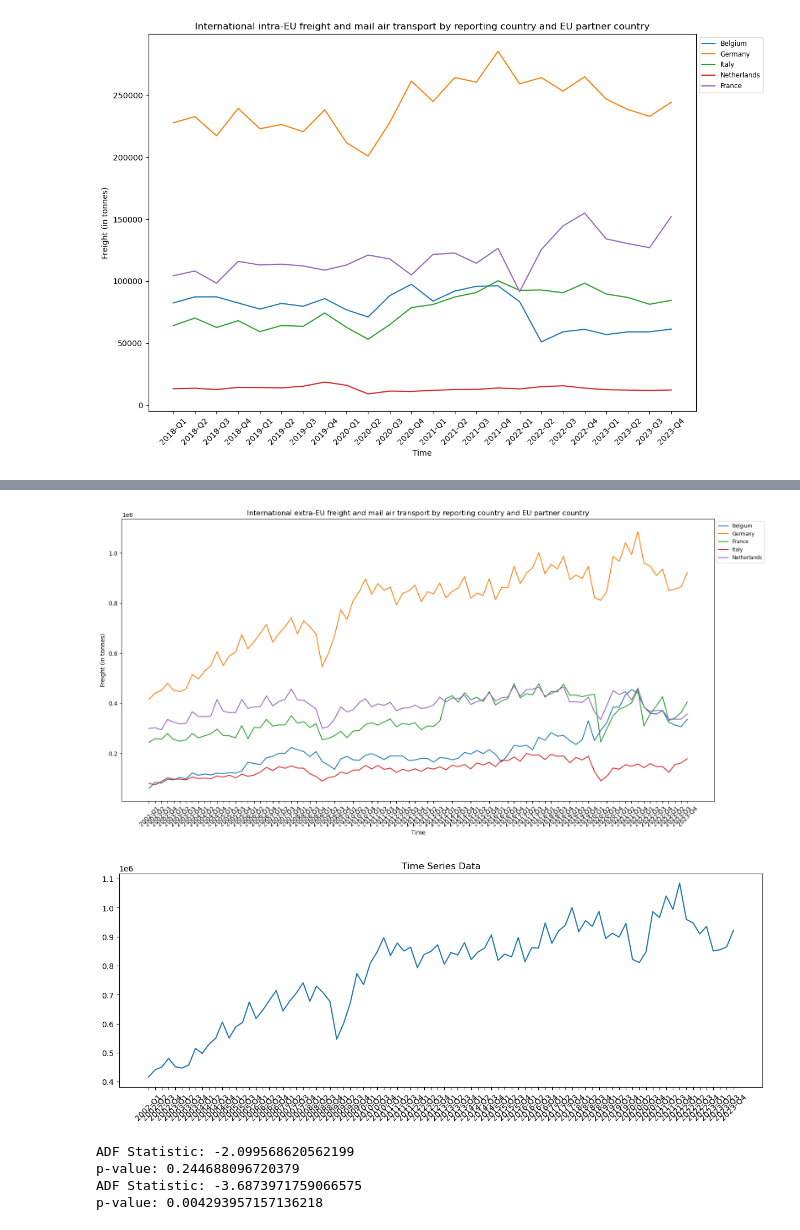
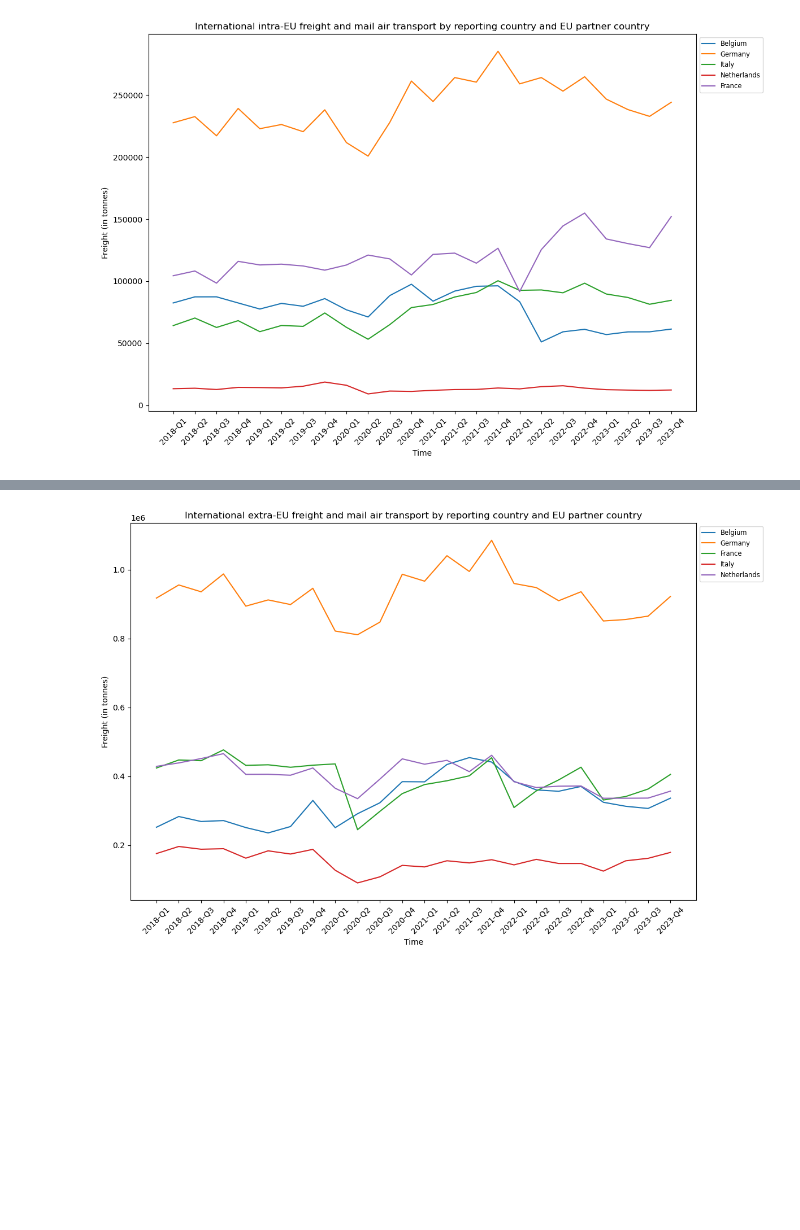
Before and after one commit to YJLinatTILTUD/TIL6022Group8, a Jupyter notebook: group assignment.ipynb, the cells around one changed output, grey strips where cells are left out. Cells and saved outputs as stored; diff of their text form; code cells hidden in the pictures; blank space fills up the shorter version.

```diff
--- a/group assignment.ipynb
+++ b/group assignment.ipynb
@@ -127,16 +127,19 @@ Index(['Belgium', 'Bulgaria', 'Czechia', 'Denmark', 'Germany', 'Estonia',
 import matplotlib.pyplot as plt
 
 
-df_actual.fillna(0, inplace=True)
-x = df_actual.columns
-y_labels = df_actual.index
+df.fillna(0, inplace=True)
+x = df.columns
+y_labels = df.index
 
 
 fig, ax = plt.subplots(figsize=(12, 8))
 
 
 for country in y_labels:
-    y_values = df_actual.loc[country].values
+    y_values = df.loc[country].values
+    for i in range(0, len(y_values)):
+        if (y_values[i] == ":"):
+            y_values[i] = 0
     ax.plot(x, y_values, label=country)
 
 
@@ -198,6 +177,9 @@ fig, ax = plt.subplots(figsize=(12, 8))
 
 for country in y_labels:
     y_values = df_intraeu.loc[country].values[0:-2]
+    for i in range(0, len(y_values)):
+        if (y_values[i] == ":"):
+            y_values[i] = 0
     ax.plot(x, y_values, label=country)
 
 
@@ -213,12 +195,12 @@ plt.show()
 # %% [output]
 [figure]
 # %%
-file_path = r"avia_goexcc_page_spreadsheet_2002_quarterly.xlsx"
+file_path = r"avia_goexcc_page_spreadsheet.xlsx"
 df_extraeu = pd.read_excel(file_path, sheet_name='Sheet 1', skiprows=9, index_col=0)
 df_extraeu.dropna(how='any', inplace=True)
 
 pd.set_option('display.max_columns', None)
 pd.set_option('display.width', None)
 
-# print(df_extraeu)
+print(df_extraeu)
 # %% [output]
@@ -226,28 +225,31 @@ Workbook contains no default style, apply openpyxl's default
 # %%
 import matplotlib.pyplot as plt
 
 
 df_extraeu.fillna(0, inplace=True)
 x = df_extraeu.columns
 y_labels = df_extraeu.index
 
 
-fig, ax = plt.subplots(figsize=(16, 8))
+fig, ax = plt.subplots(figsize=(12, 8))
 
 
 for country in y_labels:
     y_values = df_extraeu.loc[country].values
+    for i in range(0, len(y_values)):
+        if (y_values[i] == ":"):
+            y_values[i] = 0
     ax.plot(x, y_values, label=country)
 
 
 ax.set_title("International extra-EU freight and mail air transport by reporting country and EU partner country")
 ax.set_xlabel("Time")
 ax.set_ylabel("Freight (in tonnes)")
 
 
 plt.legend(loc='upper left', bbox_to_anchor=(1, 1), fontsize='small')
 plt.xticks(rotation=45)
 plt.tight_layout()
 plt.show()
 # %% [output]
-[figure, old version]
+[figure, new version]
@@ -262,28 +255,0 @@ time_series = df_extraeu.T.loc[:, 'Germany'] # Germany for example
-# %%
-plt.figure(figsize=(15, 5))
-plt.plot(time_series)
-plt.title('Time Series Data')
-plt.xticks(rotation=45)
-plt.show()
-# %% [output]
-[figure, removed]
-# %%
-# ADF Test to Check for model assumption: Stationarity
-from statsmodels.tsa.stattools import adfuller
-
-pre_pandemic_data = time_series[time_series.index < '2020-Q1']
-post_pandemic_data = time_series[time_series.index >= '2019-Q4']
-# Perform Augmented Dickey-Fuller Test
-result = adfuller(pre_pandemic_data.dropna())  # Ensure no NaN values
-print('ADF Statistic:', result[0])
-print('p-value:', result[1])
-# ADF Statistic: -2.099; p-value: 0.244; fail to reject the null hypothesis, at least one unit root
-result = adfuller(pre_pandemic_data.diff().dropna())  # Ensure no NaN values
-print('ADF Statistic:', result[0])
-print('p-value:', result[1])
-# ADF Statistic: -3.687; p-value: 0.0001; reject the null hypothesis, no unit root
-# %% [output]
-ADF Statistic: -2.099568620562199
-p-value: 0.244688096720379
-ADF Statistic: -3.6873971759066575
-p-value: 0.004293957157136218
```
Also changed, not shown: parts of 10 cells of this notebook, 1 other file.
